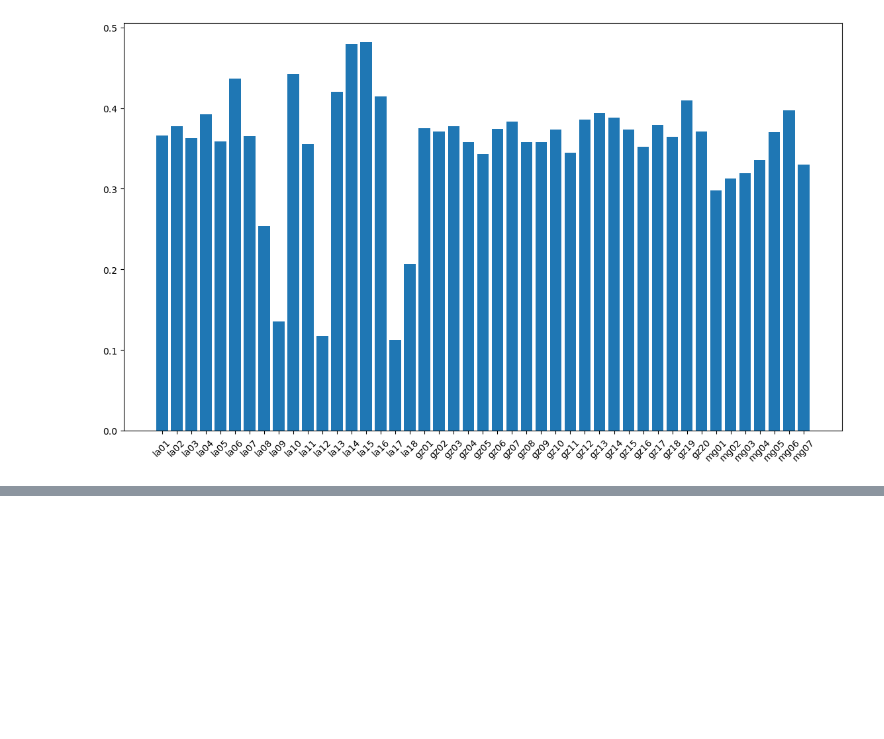
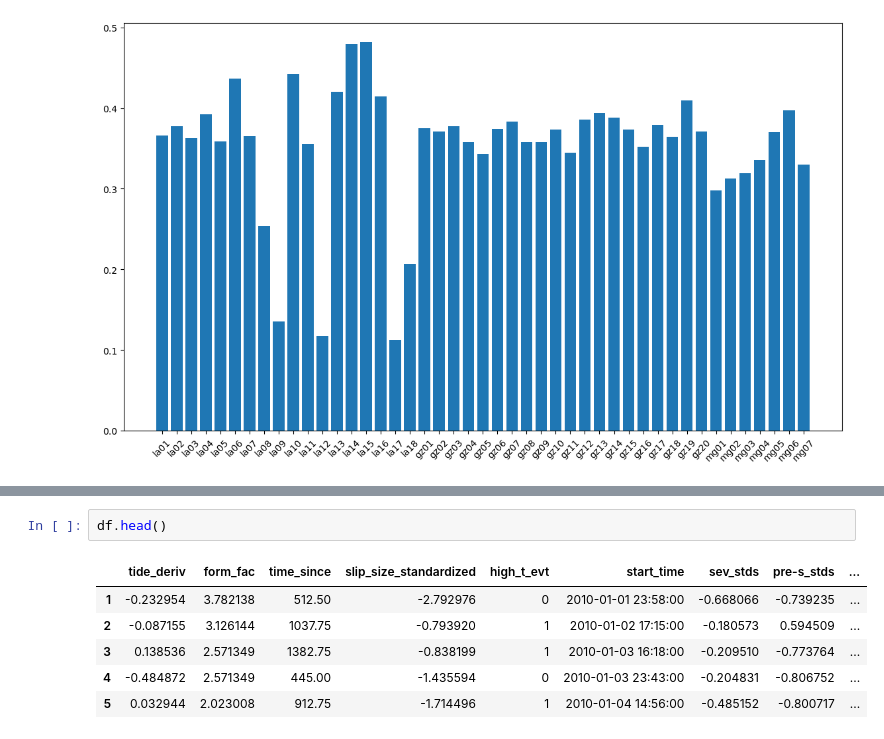
Before and after one commit to MinesGlaciology/whillans-surf, a Jupyter notebook: notebooks/SURF/Time until next evt prediction/EDA.ipynb, the cells around one changed output, grey strips where cells are left out. Drawn from its saved outputs; the diff is of its cells as text; blank space fills up the shorter version.

```diff
--- a/notebooks/SURF/Time until next evt prediction/EDA.ipynb
+++ b/notebooks/SURF/Time until next evt prediction/EDA.ipynb
@@ -228,0 +274,9 @@ plt.xticks(rotation=45)
+# %%
+df.head()
+# %% [output]
+|  | tide_deriv | form_fac | time_since | slip_size_standardized | high_t_evt | start_time | sev_stds | pre-s_stds | ... |
+| 1 | -0.232954 | 3.782138 | 512.50 | -2.792976 | 0 | 2010-01-01 23:58:00 | -0.668066 | -0.739235 | ... |
+| 2 | -0.087155 | 3.126144 | 1037.75 | -0.793920 | 1 | 2010-01-02 17:15:00 | -0.180573 | 0.594509 | ... |
+| 3 | 0.138536 | 2.571349 | 1382.75 | -0.838199 | 1 | 2010-01-03 16:18:00 | -0.209510 | -0.773764 | ... |
+| 4 | -0.484872 | 2.571349 | 445.00 | -1.435594 | 0 | 2010-01-03 23:43:00 | -0.204831 | -0.806752 | ... |
+| 5 | 0.032944 | 2.023008 | 912.75 | -1.714496 | 1 | 2010-01-04 14:56:00 | -0.485152 | -0.800717 | ... |
```
Also changed, not shown: parts of 12 cells of this notebook, 28 other files.
